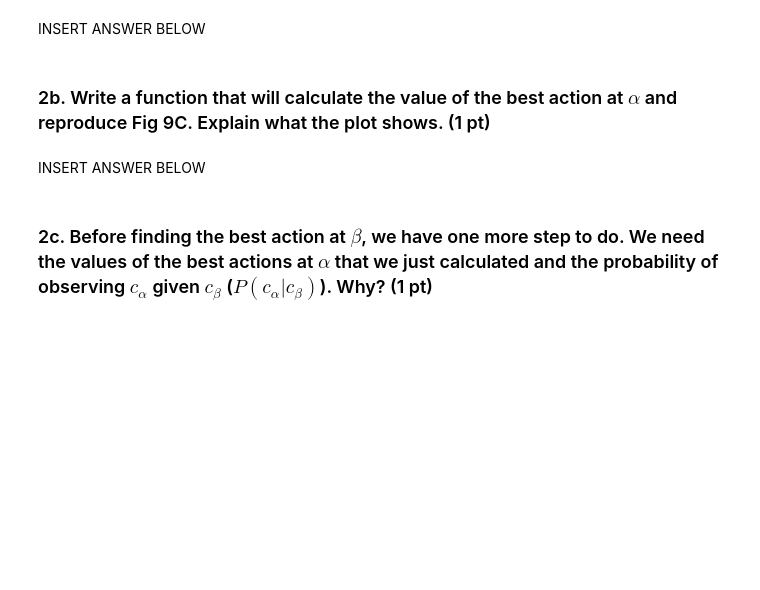
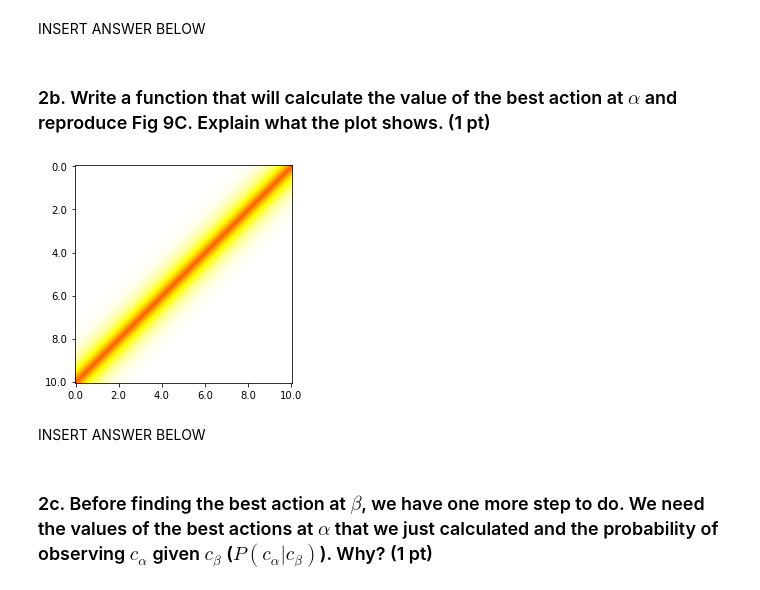
Before and after one commit to lolotta/Neural_Modeling, a Jupyter notebook: HW4/two_stage_FIRSTNAME_LASTNAME.ipynb, the cells around one changed output. Drawn from its saved outputs; the diff is of its cells as text; code cells hidden in the pictures; blank space fills up the shorter version.

```diff
--- a/HW4/two_stage_FIRSTNAME_LASTNAME.ipynb
+++ b/HW4/two_stage_FIRSTNAME_LASTNAME.ipynb
@@ -47,3 +100,26 @@ INSERT ANSWER BELOW
+# %%
+# INSERT CODE BELOW
+def value_at_alpha(posterior_x1, posterior_x2):
+    v_alpha = np.max((posterior_x1, posterior_x2))
+    return v_alpha
+# %%
+n = 101
+cs = np.linspace(0,10,n)
+
+beliefs = np.zeros(shape=(n,n))
+vs = np.zeros(shape=(n,n))
+for c_beta in range(cs.shape[0]):
+    for c_alpha in range(cs.shape[0]):
+        beliefs[c_beta,c_alpha] = update_belief_state_alpha(c_alpha=cs[c_alpha], c_beta=cs[c_beta])
+        vs[c_beta,c_alpha] = value_at_alpha(beliefs[c_beta,c_alpha], 1-beliefs[c_beta,c_alpha])
+# %%
+plt.imshow(vs, cmap='hot', vmin=0, vmax=1)
+ticks = np.linspace(0,10,6)
+plt.xticks(ticks*(n//10), ticks)
+plt.yticks(ticks*(n//10), ticks)
+plt.show()
+# %% [output]
+[figure, added]
 # %% [markdown]
 INSERT ANSWER BELOW
 # %% [markdown]
```
Also changed, not shown: parts of 20 cells of this notebook.
